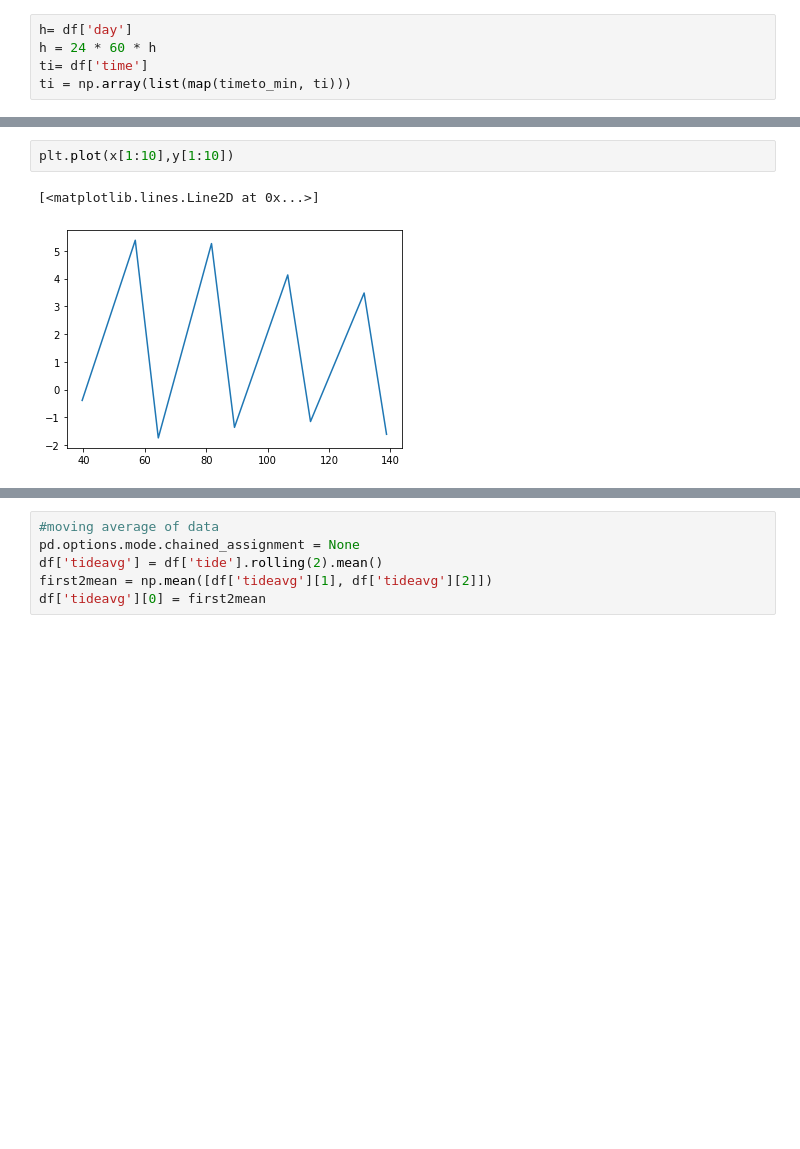
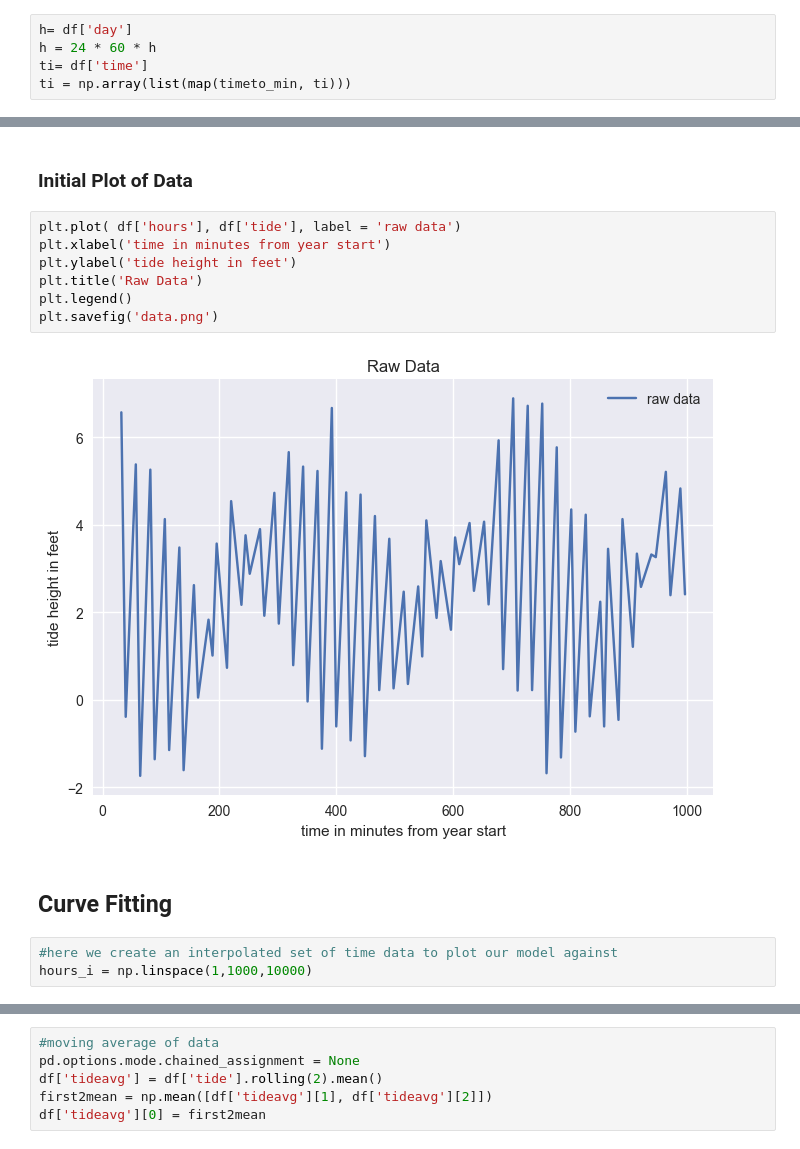
Before and after one commit to BurleighCharlton/ASTR-19-TIDES, a Jupyter notebook: GroupWork_TIDES.ipynb, the cells around one changed output, grey strips where cells are left out. Saved outputs shown, nothing was run; the diff lists cells and outputs as text; blank space fills up the shorter version.

```diff
--- a/GroupWork_TIDES.ipynb
+++ b/GroupWork_TIDES.ipynb
@@ -82,5 +63,16 @@ Name: day, dtype: float64
-# %%
-plt.plot(x[1:10],y[1:10])
-# %% [output]
-[<matplotlib.lines.Line2D at 0x...>]
-[figure, removed]
+# %% [markdown]
+### Initial Plot of Data
+# %%
+plt.plot( df['hours'], df['tide'], label = 'raw data')
+plt.xlabel('time in minutes from year start')
+plt.ylabel('tide height in feet')
+plt.title('Raw Data')
+plt.legend()
+plt.savefig('data.png')
+# %% [output]
+[figure, added]
+# %% [markdown]
+## Curve Fitting
+# %%
+#here we create an interpolated set of time data to plot our model against
+hours_i = np.linspace(1,1000,10000)
```
Also changed, not shown: parts of 87 cells of this notebook, 5 other files.
